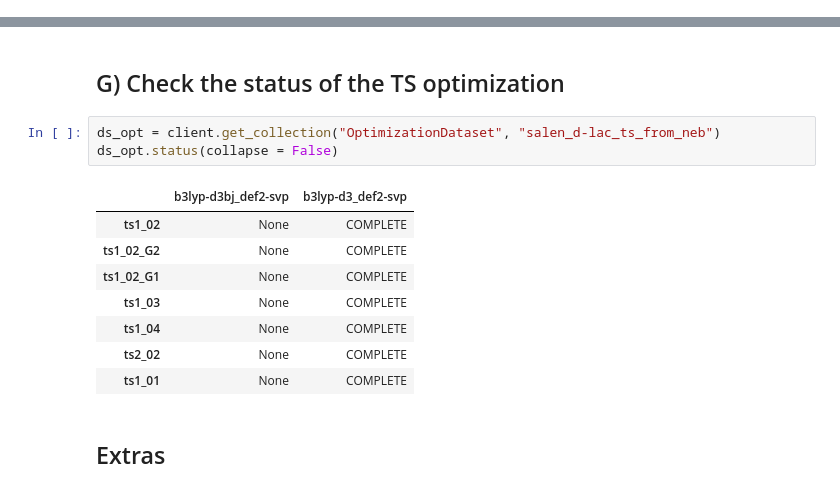
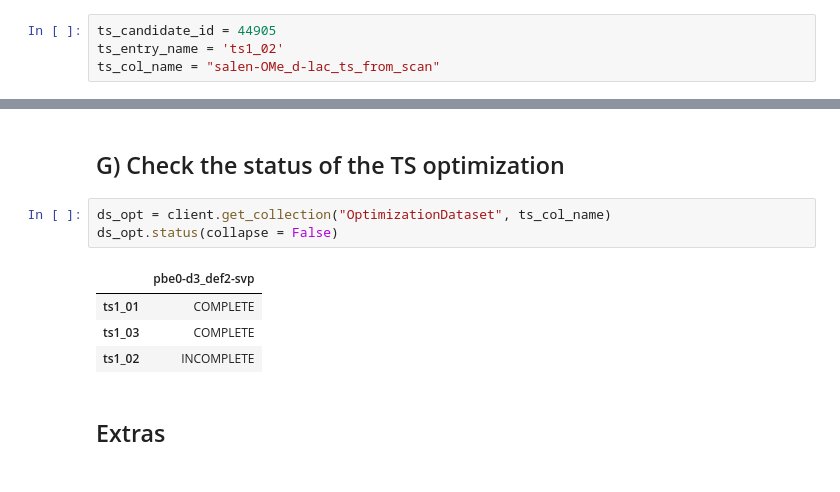
Before and after one commit to QCMM/QCExplore, a Jupyter notebook: notebooks/05_ts_opt_from_NEB.ipynb, the cells around one changed output, grey strips where cells are left out. Drawn from its saved outputs; the diff is of its cells as text.

```diff
--- a/notebooks/05_ts_opt_from_NEB.ipynb
+++ b/notebooks/05_ts_opt_from_NEB.ipynb
@@ -130,3 +183,7 @@ ts_from_neb_col_name = "salen_d-lac_ts_from_neb"
+# %%
+ts_candidate_id = 44905
+ts_entry_name = 'ts1_02'
+ts_col_name = "salen-OMe_d-lac_ts_from_scan"
 # %% [markdown]
 ## B)  Create OptimizationDataset and/or load TS candidate from NEB
 # %%
@@ -185,17 +245,13 @@ cr
 # %% [markdown]
 ## G)  Check the status of the TS optimization
 # %%
-ds_opt = client.get_collection("OptimizationDataset", "salen_d-lac_ts_from_neb")
+ds_opt = client.get_collection("OptimizationDataset", ts_col_name)
 ds_opt.status(collapse = False)
 # %% [output]
-|  | b3lyp-d3bj_def2-svp | b3lyp-d3_def2-svp |
-| ts1_02 | None | COMPLETE |
-| ts1_02_G2 | None | COMPLETE |
-| ts1_02_G1 | None | COMPLETE |
-| ts1_03 | None | COMPLETE |
-| ts1_04 | None | COMPLETE |
-| ts2_02 | None | COMPLETE |
-| ts1_01 | None | COMPLETE |
+|  | pbe0-d3_def2-svp |
+| ts1_01 | COMPLETE |
+| ts1_03 | COMPLETE |
+| ts1_02 | INCOMPLETE |
 # %% [markdown]
 ## Extras
 # %%
```
Also changed, not shown: parts of 14 cells of this notebook, 7 other files.
